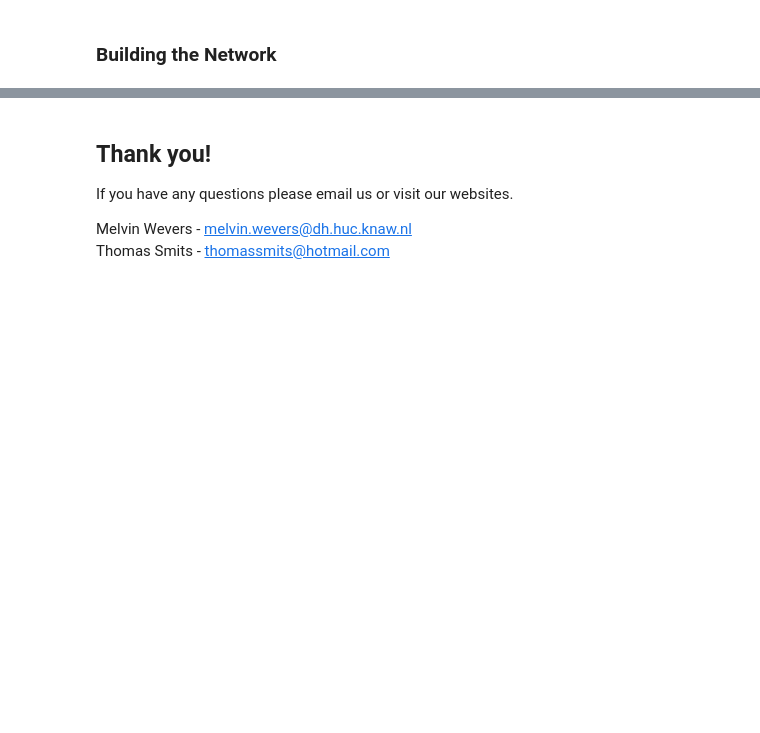
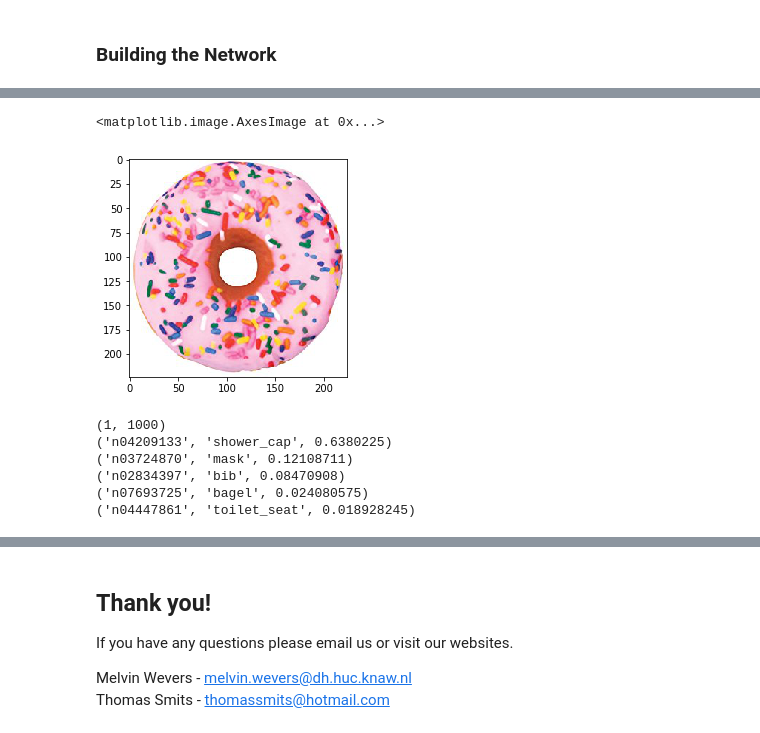
Before and after one commit to melvinwevers/CV_tutorial, a Jupyter notebook: CV_tutorial-Lite.ipynb, the cells around one changed output, grey strips where cells are left out. Cells and saved outputs as stored; diff of their text form; code cells hidden in the pictures; blank space fills up the shorter version.

```diff
--- a/CV_tutorial-Lite.ipynb
+++ b/CV_tutorial-Lite.ipynb
@@ -376,12 +523,15 @@ vgg19_full.summary()
 # %%
 # Loads an image of a 'bloemkool' from the folder 'images'
 # QUESTION: Can you load your own image?
-img_path = join("images", "bloemkool.jpg")
+img_path = join("images", "donut.jpg")
 img = image.load_img(img_path, target_size=(224, 224)) #image needs to be 224 x 224
 x = image.img_to_array(img)
 x = np.expand_dims(x, axis=0)
 x = preprocess_input(x)
 plt.imshow(img)
+# %% [output]
+<matplotlib.image.AxesImage at 0x...>
+[figure, added]
 # %%
 # This cell uses VGG19 to predict what the image shows.
 # QUESTION: Can you predict the category of a random image from the internet using this notebook?
@@ -389,6 +539,13 @@ prediction = vgg19_full.predict(x)
 print(prediction.shape)
 for pred in decode_predictions(prediction)[0]:
         print(pred)
+# %% [output]
+(1, 1000)
+('n04209133', 'shower_cap', 0.6380225)
+('n03724870', 'mask', 0.12108711)
+('n02834397', 'bib', 0.08470908)
+('n07693725', 'bagel', 0.024080575)
+('n04447861', 'toilet_seat', 0.018928245)
 # %% [markdown]
 ## Train your own classifier
 
```
Also changed, not shown: parts of 37 cells of this notebook, 6 other files.
